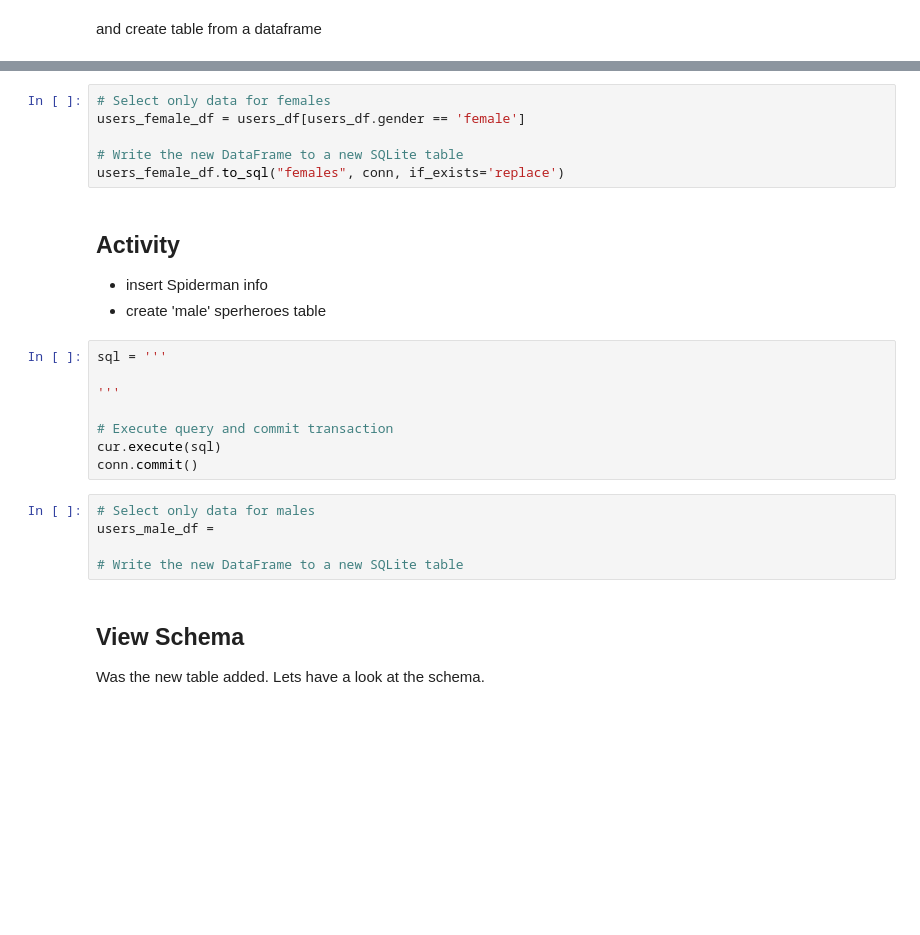
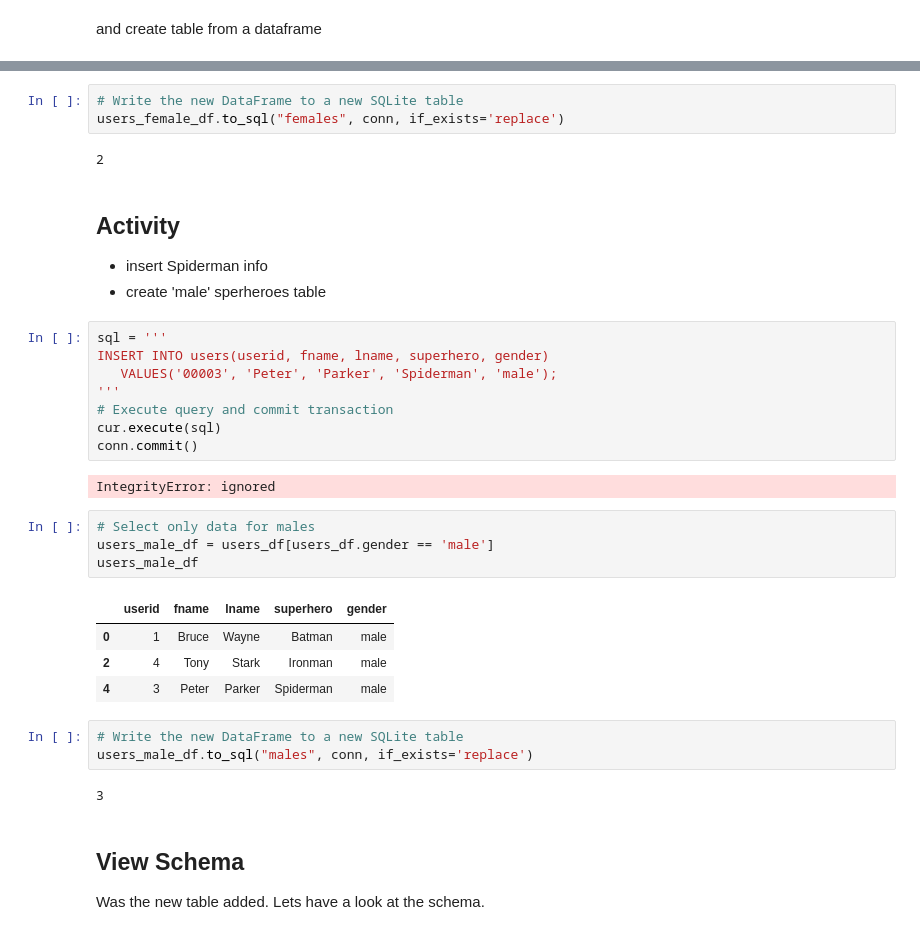
Before and after one commit to anuroopn/ISYS5002-2023-Semester1, a Jupyter notebook: 09_sqlite3_notebook_Thu12PM.ipynb, the cells around one changed output, grey strips where cells are left out. Saved outputs shown, nothing was run; the diff lists cells and outputs as text; blank space fills up the shorter version.

```diff
--- a/09_sqlite3_notebook_Thu12PM.ipynb
+++ b/09_sqlite3_notebook_Thu12PM.ipynb
@@ -208,9 +270,8 @@ and create table from a dataframe
 # %%
-# Select only data for females
-users_female_df = users_df[users_df.gender == 'female']
-
 # Write the new DataFrame to a new SQLite table
 users_female_df.to_sql("females", conn, if_exists='replace')
+# %% [output]
+2
 # %% [markdown]
 ## Activity
 
@@ -218,17 +279,28 @@ users_female_df.to_sql("females", conn, if_exists='replace')
 - create 'male' sperheroes table
 # %%
 sql = '''
-
+INSERT INTO users(userid, fname, lname, superhero, gender)
+   VALUES('00003', 'Peter', 'Parker', 'Spiderman', 'male');
 '''
-
 # Execute query and commit transaction
 cur.execute(sql)
 conn.commit()
+# %% [output]
+IntegrityError: ignored
+# %%
+# Select only data for males
+users_male_df = users_df[users_df.gender == 'male']
+users_male_df
+# %% [output]
+|  | userid | fname | lname | superhero | gender |
+| 0 | 1 | Bruce | Wayne | Batman | male |
+| 2 | 4 | Tony | Stark | Ironman | male |
+| 4 | 3 | Peter | Parker | Spiderman | male |
 # %%
-# Select only data for males
-users_male_df =
-
 # Write the new DataFrame to a new SQLite table
+users_male_df.to_sql("males", conn, if_exists='replace')
+# %% [output]
+3
 # %% [markdown]
 ## View Schema
 
```
Also changed, not shown: parts of 23 cells of this notebook.
